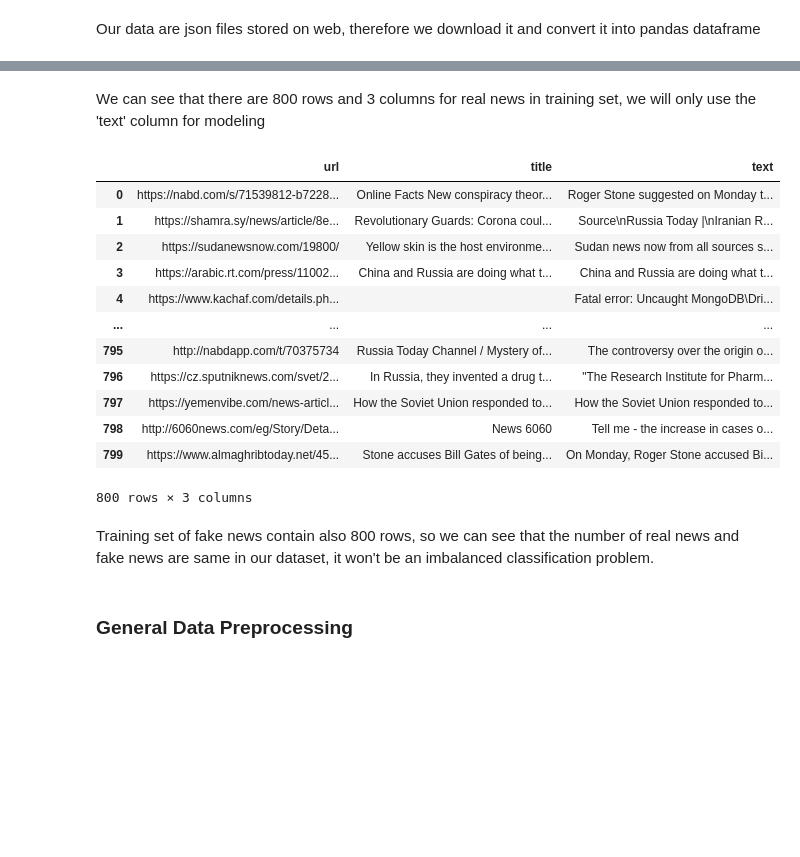
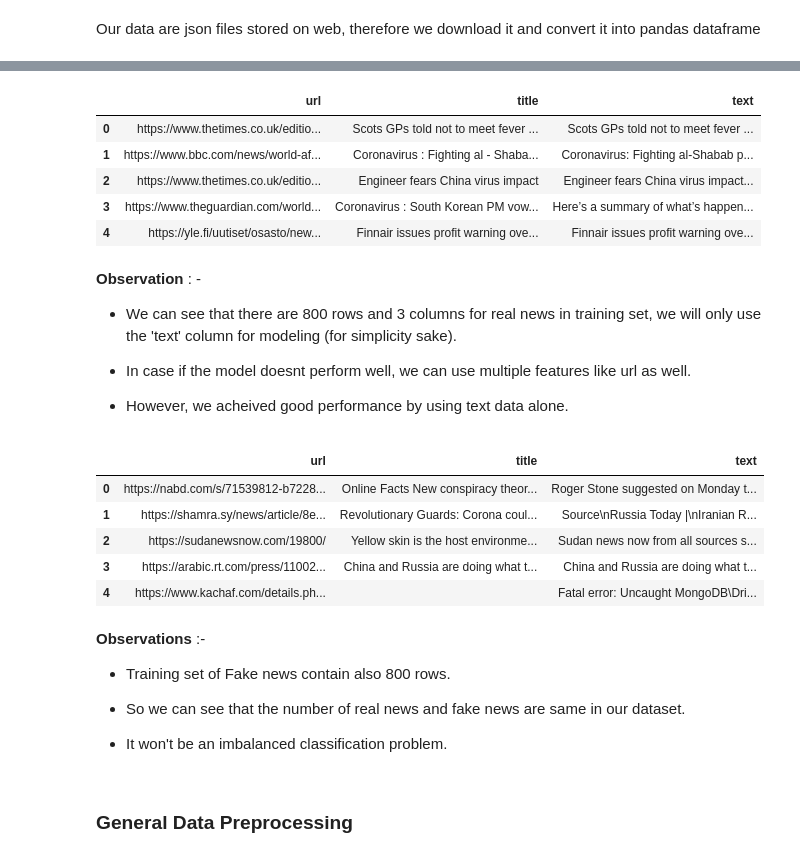
Before and after one commit to singularity014/BERT_FakeNews_Detection_Challenge, a Jupyter notebook: Detect_fake_news.ipynb, the cells around one changed output, grey strips where cells are left out. Cells and saved outputs as stored; diff of their text form; code cells hidden in the pictures; blank space fills up the shorter version.

Commit message:
updating comments. and cleaning data read section

```diff
--- a/Detect_fake_news.ipynb
+++ b/Detect_fake_news.ipynb
@@ -86,23 +100,37 @@ real_train
+# %%
+# quick look on real news training data
+real_train.head()
+# %% [output]
+|  | url | title | text |
+| 0 | https://www.thetimes.co.uk/editio... | Scots GPs told not to meet fever ... | Scots GPs told not to meet fever ... |
+| 1 | https://www.bbc.com/news/world-af... | Coronavirus : Fighting al - Shaba... | Coronavirus: Fighting al-Shabab p... |
+| 2 | https://www.thetimes.co.uk/editio... | Engineer fears China virus impact | Engineer fears China virus impact... |
+| 3 | https://www.theguardian.com/world... | Coronavirus : South Korean PM vow... | Here’s a summary of what’s happen... |
+| 4 | https://yle.fi/uutiset/osasto/new... | Finnair issues profit warning ove... | Finnair issues profit warning ove... |
 # %% [markdown]
-We can see that there are 800 rows and 3 columns for real news in training set, we will only use the 'text' column for modeling
+**Observation** : -
+
+- We can see that there are 800 rows and 3 columns for real news in training set, we will only use the 'text' column for modeling (for simplicity sake).
+
+- In case if the model doesnt perform well, we can use multiple features like url as well.
+
+- However, we acheived good performance by using text data alone.
-# %%
-fake_train
-# %% [output]
-|  | url | title | text |
-| 0 | https://nabd.com/s/71539812-b7228... | Online Facts New conspiracy theor... | Roger Stone suggested on Monday t... |
-| 1 | https://shamra.sy/news/article/8e... | Revolutionary Guards: Corona coul... | Source\nRussia Today |\nIranian R... |
-| 2 | https://sudanewsnow.com/19800/ | Yellow skin is the host environme... | Sudan news now from all sources s... |
-| 3 | https://arabic.rt.com/press/11002... | China and Russia are doing what t... | China and Russia are doing what t... |
-| 4 | https://www.kachaf.com/details.ph... |  | Fatal error: Uncaught MongoDB\Dri... |
-| ... | ... | ... | ... |
-| 795 | http://nabdapp.com/t/70375734 | Russia Today Channel / Mystery of... | The controversy over the origin o... |
-| 796 | https://cz.sputniknews.com/svet/2... | In Russia, they invented a drug t... | "The Research Institute for Pharm... |
-| 797 | https://yemenvibe.com/news-articl... | How the Soviet Union responded to... | How the Soviet Union responded to... |
-| 798 | http://6060news.com/eg/Story/Deta... | News 6060 | Tell me - the increase in cases o... |
-| 799 | https://www.almaghribtoday.net/45... | Stone accuses Bill Gates of being... | On Monday, Roger Stone accused Bi... |
-800 rows × 3 columns
+# %%
+# Quick look on Fake news training data
+fake_train.head()
+# %% [output]
+|  | url | title | text |
+| 0 | https://nabd.com/s/71539812-b7228... | Online Facts New conspiracy theor... | Roger Stone suggested on Monday t... |
+| 1 | https://shamra.sy/news/article/8e... | Revolutionary Guards: Corona coul... | Source\nRussia Today |\nIranian R... |
+| 2 | https://sudanewsnow.com/19800/ | Yellow skin is the host environme... | Sudan news now from all sources s... |
+| 3 | https://arabic.rt.com/press/11002... | China and Russia are doing what t... | China and Russia are doing what t... |
+| 4 | https://www.kachaf.com/details.ph... |  | Fatal error: Uncaught MongoDB\Dri... |
 # %% [markdown]
-Training set of fake news contain also 800 rows, so we can see that the number of real news and fake news are same in our dataset, it won't be an imbalanced classification problem.
+**Observations** :-
+- Training set of Fake news contain also 800 rows.
+- So we can see that the number of real news and fake news are same in our dataset.
+
+- It won't be an imbalanced classification problem.
 # %% [markdown]
 ### General Data Preprocessing
 # %% [markdown]
```
Also changed, not shown: parts of 7 cells of this notebook.
